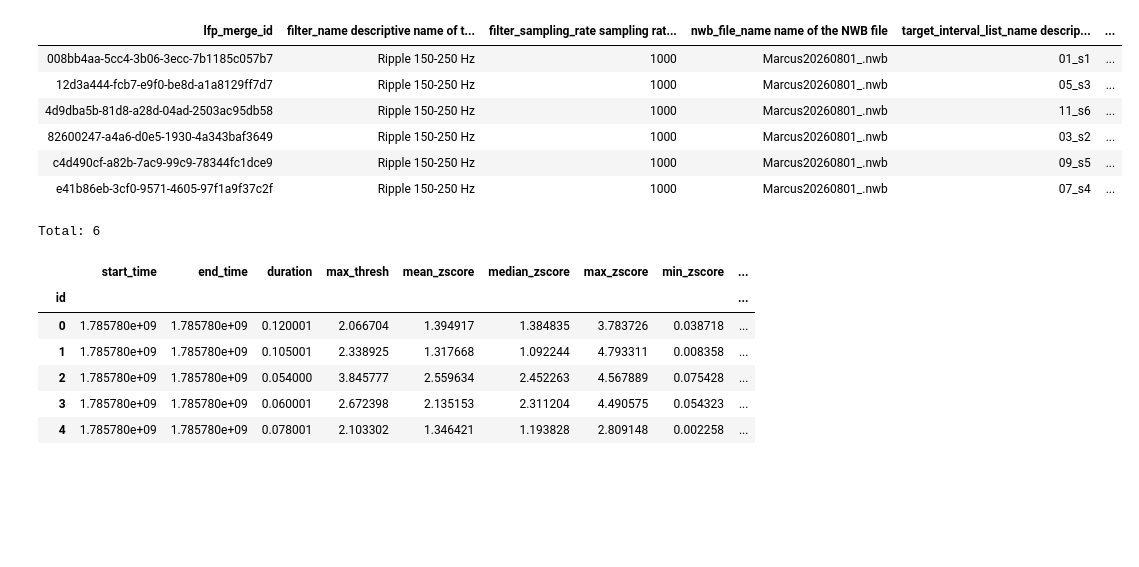
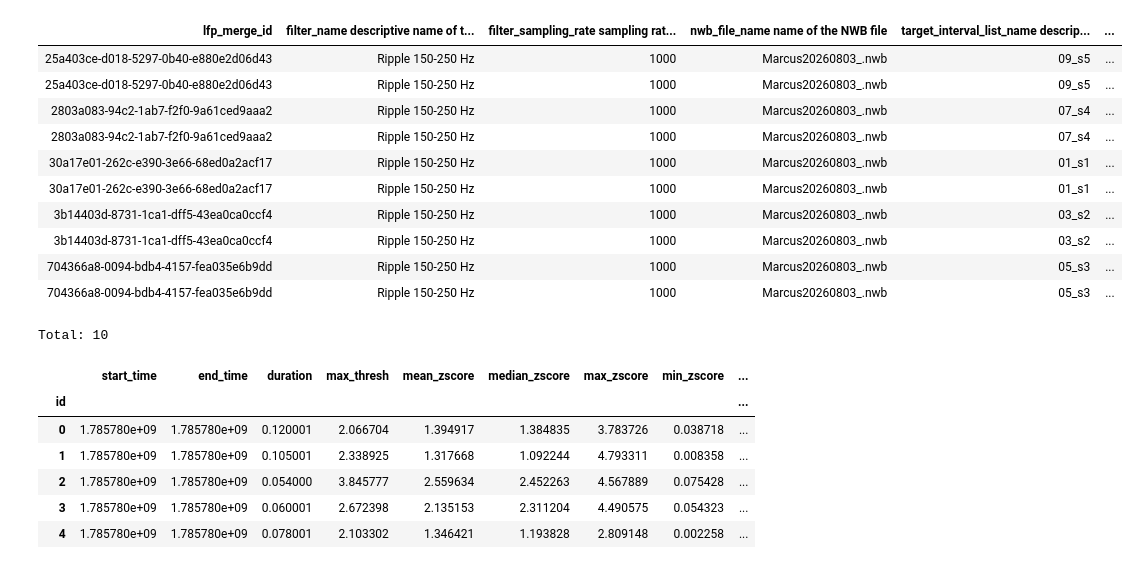
Before and after one commit to fgao38/Frank-Lab-Ripple-online-and-offline-analysis, a Jupyter notebook: ripple_time_analysis.ipynb, the cells around one changed output. Cells and saved outputs as stored; diff of their text form; code cells hidden in the pictures; blank space fills up the shorter version.

```diff
--- a/ripple_time_analysis.ipynb
+++ b/ripple_time_analysis.ipynb
@@ -37,14 +36,18 @@ warnings.simplefilter("ignore", category=ResourceWarning)
 # %%
-sgrip.RippleTimesV1() & {"nwb_file_name": 'Marcus20260801_.nwb'}
+sgrip.RippleTimesV1() & {"nwb_file_name": 'Marcus20260803_.nwb'}
 # %% [output]
 | lfp_merge_id | filter_name descriptive name of t... | filter_sampling_rate sampling rat... | nwb_file_name name of the NWB file | target_interval_list_name descrip... | ... |
-| 008bb4aa-5cc4-3b06-3ecc-7b1185c057b7 | Ripple 150-250 Hz | 1000 | Marcus20260801_.nwb | 01_s1 | ... |
-| 12d3a444-fcb7-e9f0-be8d-a1a8129ff7d7 | Ripple 150-250 Hz | 1000 | Marcus20260801_.nwb | 05_s3 | ... |
-| 4d9dba5b-81d8-a28d-04ad-2503ac95db58 | Ripple 150-250 Hz | 1000 | Marcus20260801_.nwb | 11_s6 | ... |
-| 82600247-a4a6-d0e5-1930-4a343baf3649 | Ripple 150-250 Hz | 1000 | Marcus20260801_.nwb | 03_s2 | ... |
-| c4d490cf-a82b-7ac9-99c9-78344fc1dce9 | Ripple 150-250 Hz | 1000 | Marcus20260801_.nwb | 09_s5 | ... |
-| e41b86eb-3cf0-9571-4605-97f1a9f37c2f | Ripple 150-250 Hz | 1000 | Marcus20260801_.nwb | 07_s4 | ... |
+| 25a403ce-d018-5297-0b40-e880e2d06d43 | Ripple 150-250 Hz | 1000 | Marcus20260803_.nwb | 09_s5 | ... |
+| 25a403ce-d018-5297-0b40-e880e2d06d43 | Ripple 150-250 Hz | 1000 | Marcus20260803_.nwb | 09_s5 | ... |
+| 2803a083-94c2-1ab7-f2f0-9a61ced9aaa2 | Ripple 150-250 Hz | 1000 | Marcus20260803_.nwb | 07_s4 | ... |
+| 2803a083-94c2-1ab7-f2f0-9a61ced9aaa2 | Ripple 150-250 Hz | 1000 | Marcus20260803_.nwb | 07_s4 | ... |
+| 30a17e01-262c-e390-3e66-68ed0a2acf17 | Ripple 150-250 Hz | 1000 | Marcus20260803_.nwb | 01_s1 | ... |
+| 30a17e01-262c-e390-3e66-68ed0a2acf17 | Ripple 150-250 Hz | 1000 | Marcus20260803_.nwb | 01_s1 | ... |
+| 3b14403d-8731-1ca1-dff5-43ea0ca0ccf4 | Ripple 150-250 Hz | 1000 | Marcus20260803_.nwb | 03_s2 | ... |
+| 3b14403d-8731-1ca1-dff5-43ea0ca0ccf4 | Ripple 150-250 Hz | 1000 | Marcus20260803_.nwb | 03_s2 | ... |
+| 704366a8-0094-bdb4-4157-fea035e6b9dd | Ripple 150-250 Hz | 1000 | Marcus20260803_.nwb | 05_s3 | ... |
+| 704366a8-0094-bdb4-4157-fea035e6b9dd | Ripple 150-250 Hz | 1000 | Marcus20260803_.nwb | 05_s3 | ... |
-Total: 6
+Total: 10
 # %%
 lfp_band_key = {'lfp_merge_id': '30a17e01-262c-e390-3e66-68ed0a2acf17',
  'filter_name': 'Ripple 150-250 Hz',
```
Also changed, not shown: parts of 35 cells of this notebook, 20 other files.
